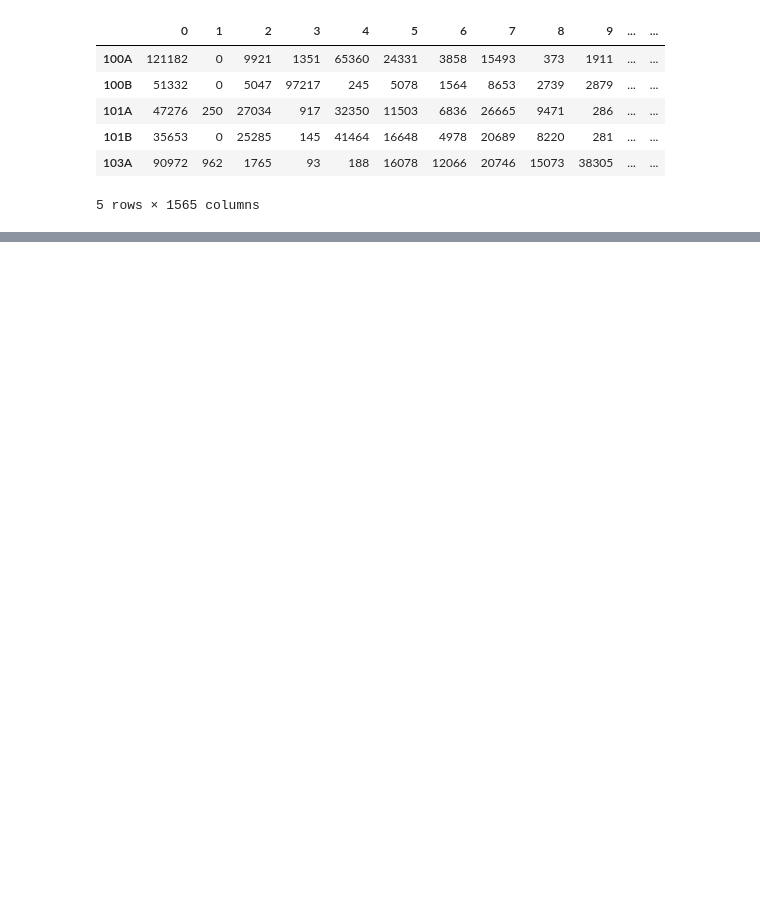
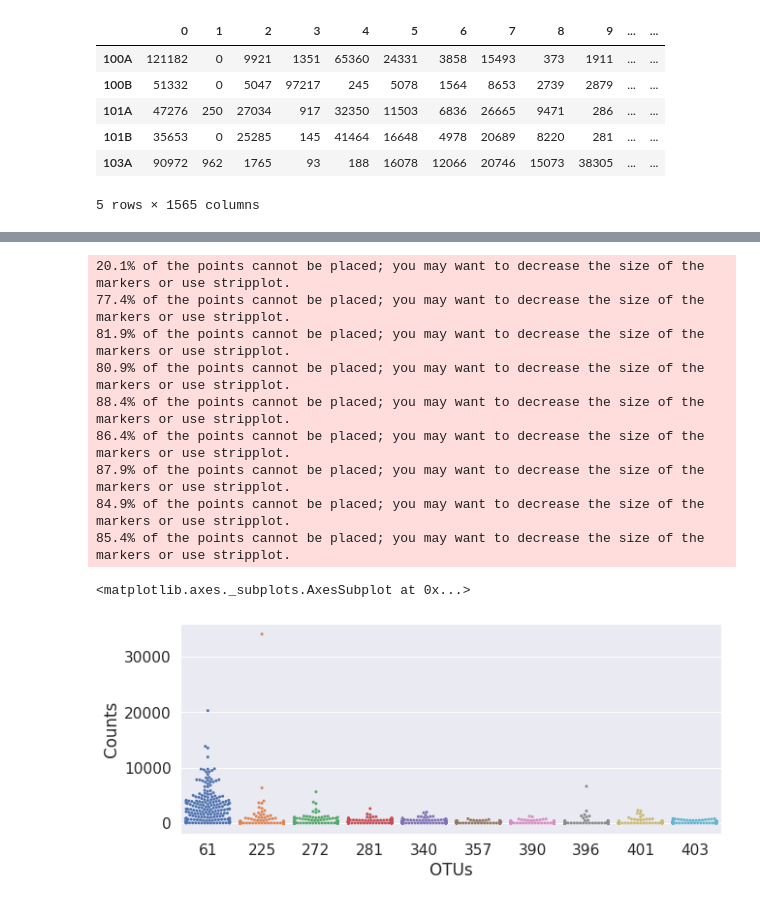
Before and after one commit to MaxJoas/metagenomic_contamination, a Jupyter notebook: supervised/supervised.ipynb, the cells around one changed output, grey strips where cells are left out. Cells and saved outputs as stored; diff of their text form; code cells hidden in the pictures; blank space fills up the shorter version.

```diff
--- a/supervised/supervised.ipynb
+++ b/supervised/supervised.ipynb
@@ -427,0 +695,15 @@ Name: 1560, dtype: int64
+# %%
+sns.swarmplot(x = "OTUs", y = "Counts",data = pd.melt(least_important_df,
+                                            var_name="OTUs", value_name="Counts"), s = 3)
+# %% [output]
+20.1% of the points cannot be placed; you may want to decrease the size of the markers or use stripplot.
+77.4% of the points cannot be placed; you may want to decrease the size of the markers or use stripplot.
+81.9% of the points cannot be placed; you may want to decrease the size of the markers or use stripplot.
+80.9% of the points cannot be placed; you may want to decrease the size of the markers or use stripplot.
+88.4% of the points cannot be placed; you may want to decrease the size of the markers or use stripplot.
+86.4% of the points cannot be placed; you may want to decrease the size of the markers or use stripplot.
+87.9% of the points cannot be placed; you may want to decrease the size of the markers or use stripplot.
+84.9% of the points cannot be placed; you may want to decrease the size of the markers or use stripplot.
+85.4% of the points cannot be placed; you may want to decrease the size of the markers or use stripplot.
+<matplotlib.axes._subplots.AxesSubplot at 0x...>
+[figure, added]
```
Also changed, not shown: parts of 41 cells of this notebook, 5 other files.
